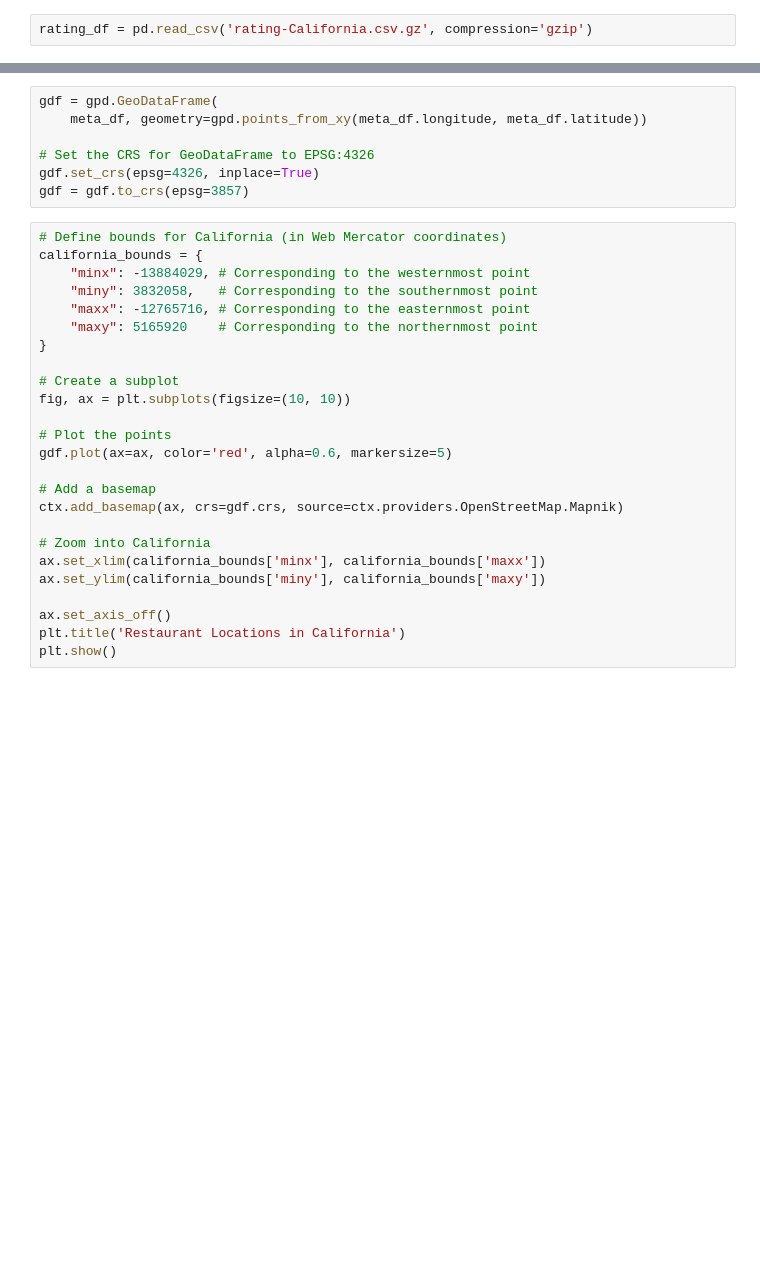
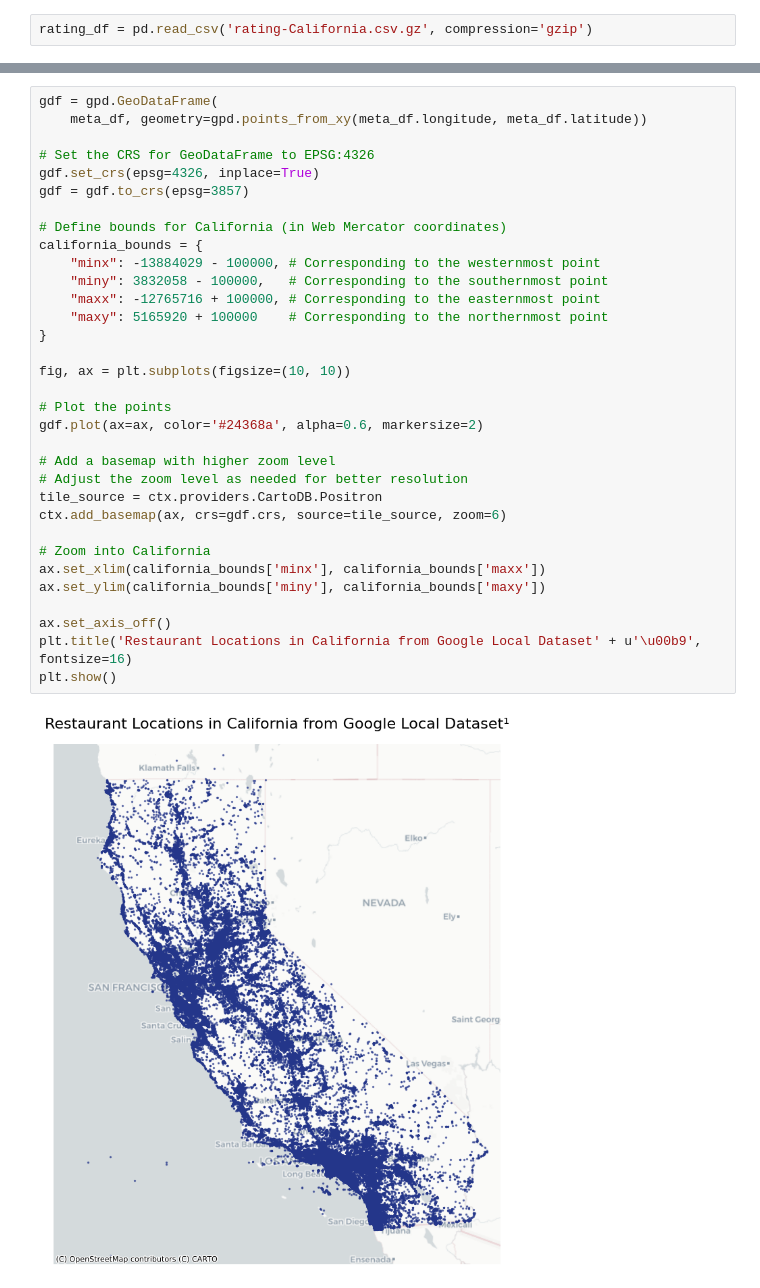
Before and after one commit to anishcd/CSE158-Assignment-2, a Jupyter notebook: analysis.ipynb, the cells around one changed output, grey strips where cells are left out. Drawn from its saved outputs; the diff is of its cells as text; blank space fills up the shorter version.

```diff
--- a/analysis.ipynb
+++ b/analysis.ipynb
@@ -45,32 +58,35 @@ rating_df
-# %%
-gdf = gpd.GeoDataFrame(
-    meta_df, geometry=gpd.points_from_xy(meta_df.longitude, meta_df.latitude))
-
-# Set the CRS for GeoDataFrame to EPSG:4326
-gdf.set_crs(epsg=4326, inplace=True)
-gdf = gdf.to_crs(epsg=3857)
 # %%
+gdf = gpd.GeoDataFrame(
+    meta_df, geometry=gpd.points_from_xy(meta_df.longitude, meta_df.latitude))
+
+# Set the CRS for GeoDataFrame to EPSG:4326
+gdf.set_crs(epsg=4326, inplace=True)
+gdf = gdf.to_crs(epsg=3857)
+
 # Define bounds for California (in Web Mercator coordinates)
 california_bounds = {
-    "minx": -13884029, # Corresponding to the westernmost point
-    "miny": 3832058,   # Corresponding to the southernmost point
-    "maxx": -12765716, # Corresponding to the easternmost point
-    "maxy": 5165920    # Corresponding to the northernmost point
+    "minx": -13884029 - 100000, # Corresponding to the westernmost point
+    "miny": 3832058 - 100000,   # Corresponding to the southernmost point
+    "maxx": -12765716 + 100000, # Corresponding to the easternmost point
+    "maxy": 5165920 + 100000    # Corresponding to the northernmost point
 }
 
-# Create a subplot
 fig, ax = plt.subplots(figsize=(10, 10))
 
 # Plot the points
-gdf.plot(ax=ax, color='red', alpha=0.6, markersize=5)
+gdf.plot(ax=ax, color='#24368a', alpha=0.6, markersize=2)
 
-# Add a basemap
-ctx.add_basemap(ax, crs=gdf.crs, source=ctx.providers.OpenStreetMap.Mapnik)
+# Add a basemap with higher zoom level
+# Adjust the zoom level as needed for better resolution
+tile_source = ctx.providers.CartoDB.Positron
+ctx.add_basemap(ax, crs=gdf.crs, source=tile_source, zoom=6)
 
 # Zoom into California
 ax.set_xlim(california_bounds['minx'], california_bounds['maxx'])
 ax.set_ylim(california_bounds['miny'], california_bounds['maxy'])
 
 ax.set_axis_off()
-plt.title('Restaurant Locations in California')
+plt.title('Restaurant Locations in California from Google Local Dataset' + u'\u00b9', fontsize=16)
 plt.show()
+# %% [output]
+[figure, added]
```
Also changed, not shown: parts of 26 cells of this notebook, 1 other file.
